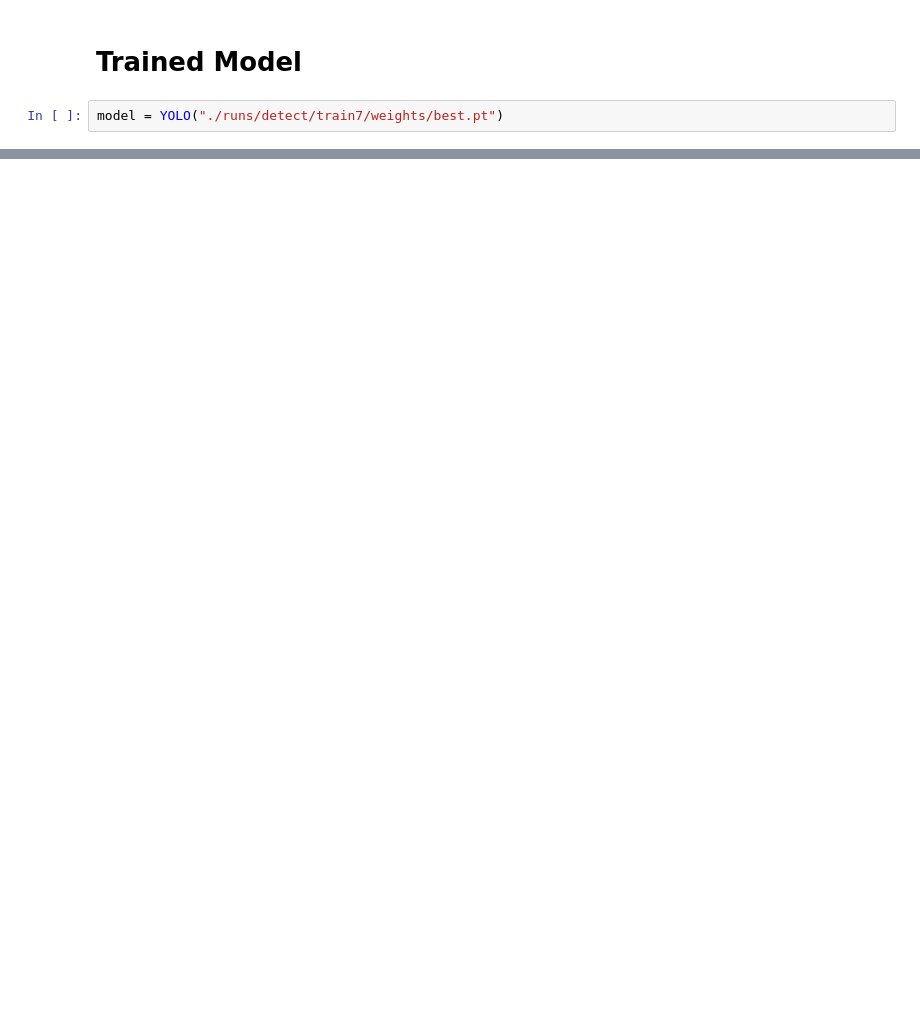
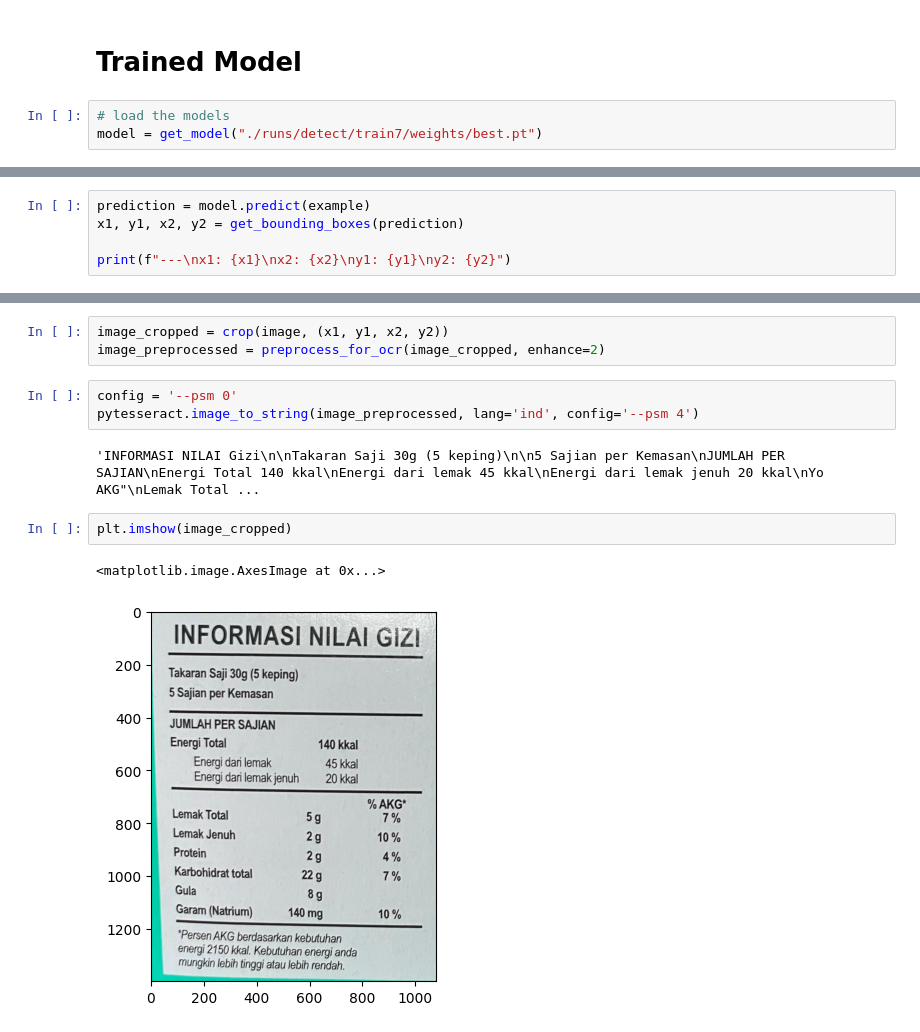
Before and after one commit to nutriomatic/machine-learning-kaisar, a Jupyter notebook: ocr.ipynb, the cells around one changed output, grey strips where cells are left out. Saved outputs shown, nothing was run; the diff lists cells and outputs as text; blank space fills up the shorter version.

```diff
--- a/ocr.ipynb
+++ b/ocr.ipynb
@@ -72,4 +13,5 @@ Starting training for 25 epochs...
 # %% [markdown]
 # **Trained Model**
 # %%
-model = YOLO("./runs/detect/train7/weights/best.pt")
+# load the models
+model = get_model("./runs/detect/train7/weights/best.pt")
@@ -110,0 +28,5 @@ xyxyn: tensor([[0.3116, 0.3061, 0.5398, 0.8400]])
+# %%
+prediction = model.predict(example)
+x1, y1, x2, y2 = get_bounding_boxes(prediction)
+
+print(f"---\nx1: {x1}\nx2: {x2}\ny1: {y1}\ny2: {y2}")
@@ -110,0 +41,13 @@ xyxyn: tensor([[0.3116, 0.3061, 0.5398, 0.8400]])
+# %%
+image_cropped = crop(image, (x1, y1, x2, y2))
+image_preprocessed = preprocess_for_ocr(image_cropped, enhance=2)
+# %%
+config = '--psm 0'
+pytesseract.image_to_string(image_preprocessed, lang='ind', config='--psm 4')
+# %% [output]
+'INFORMASI NILAI Gizi\n\nTakaran Saji 30g (5 keping)\n\n5 Sajian per Kemasan\nJUMLAH PER SAJIAN\nEnergi Total 140 kkal\nEnergi dari lemak 45 kkal\nEnergi dari lemak jenuh 20 kkal\nYo AKG"\nLemak Total ...
+# %%
+plt.imshow(image_cropped)
+# %% [output]
+<matplotlib.image.AxesImage at 0x...>
+[figure, added]
```
Also changed, not shown: parts of 19 cells of this notebook, 3 other files.
